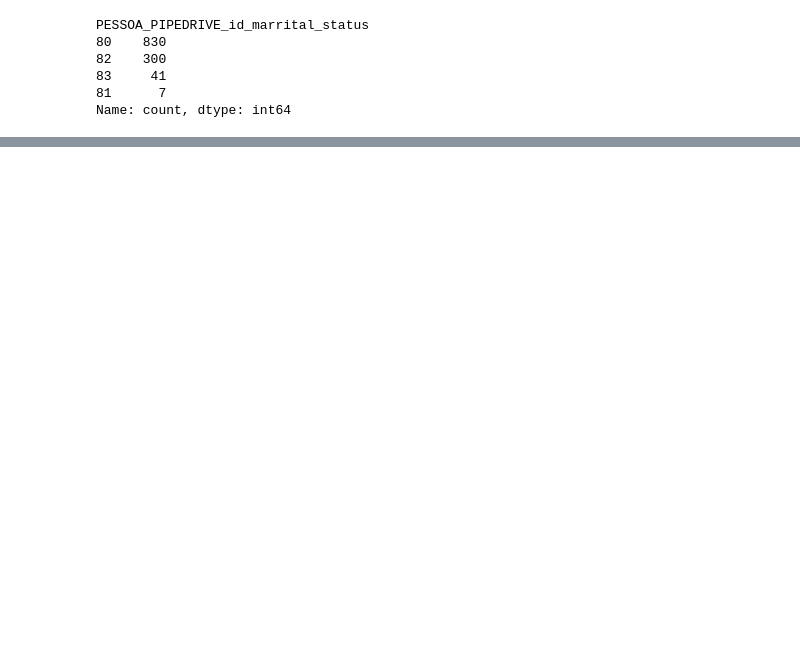
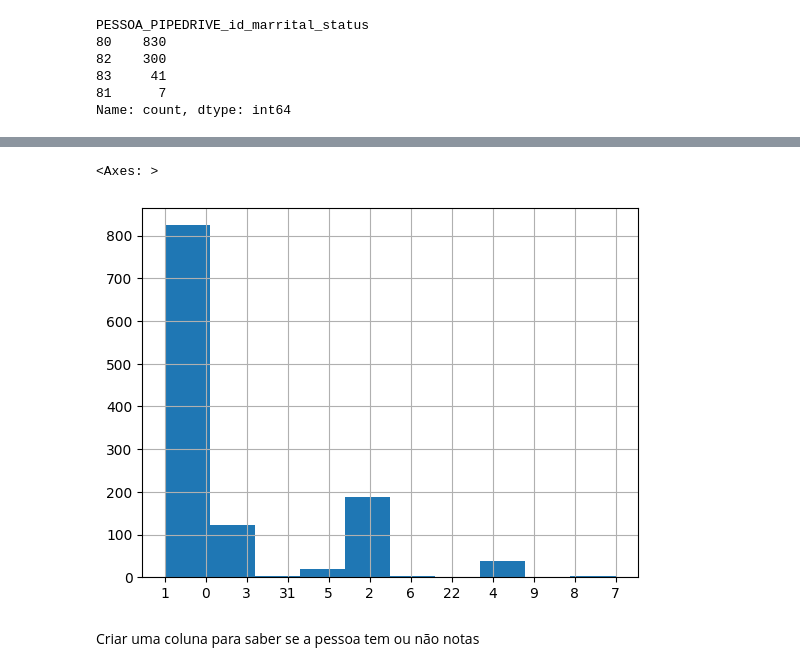
Before and after one commit to alessitomas/streamlit-deploy, a Jupyter notebook: src/notebooks/01_preprocessing.ipynb, the cells around one changed output, grey strips where cells are left out. Drawn from its saved outputs; the diff is of its cells as text; code cells hidden in the pictures; blank space fills up the shorter version.

```diff
--- a/src/notebooks/01_preprocessing.ipynb
+++ b/src/notebooks/01_preprocessing.ipynb
@@ -233,0 +389,4 @@ Name: count, dtype: int64
+# %%
+data["PESSOA_PIPEDRIVE_Canal de Preferência"].fillna(0, inplace=True)
+# %%
+data["PESSOA_PIPEDRIVE_Tem_Canal_de_Preferência"] = data["PESSOA_PIPEDRIVE_Canal de Preferência"].apply(lambda x: 1 if int(x) > 0  else 0)
@@ -233,0 +412,7 @@ Name: count, dtype: int64
+# %%
+data["PESSOA_PIPEDRIVE_notes_count"].hist()
+# %% [output]
+<Axes: >
+[figure, added]
+# %% [markdown]
+Criar uma coluna para saber se a pessoa tem ou não notas
```
Also changed, not shown: parts of 38 cells of this notebook.
